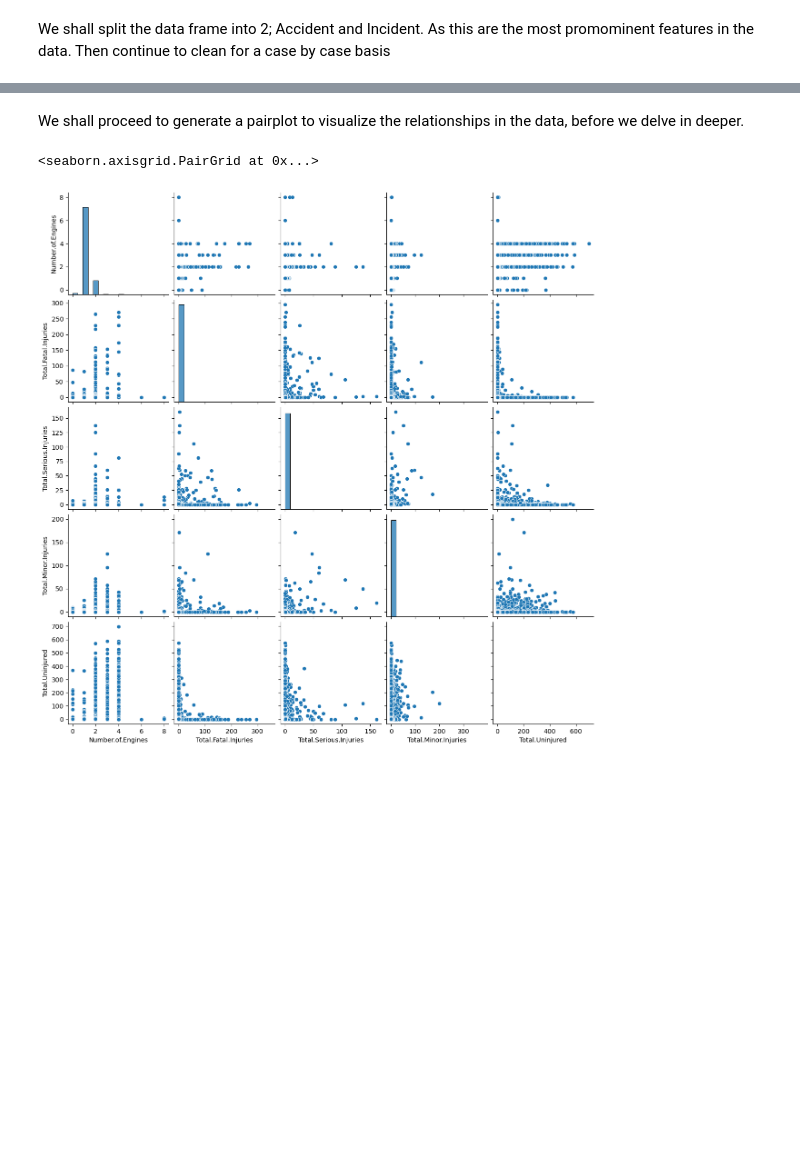
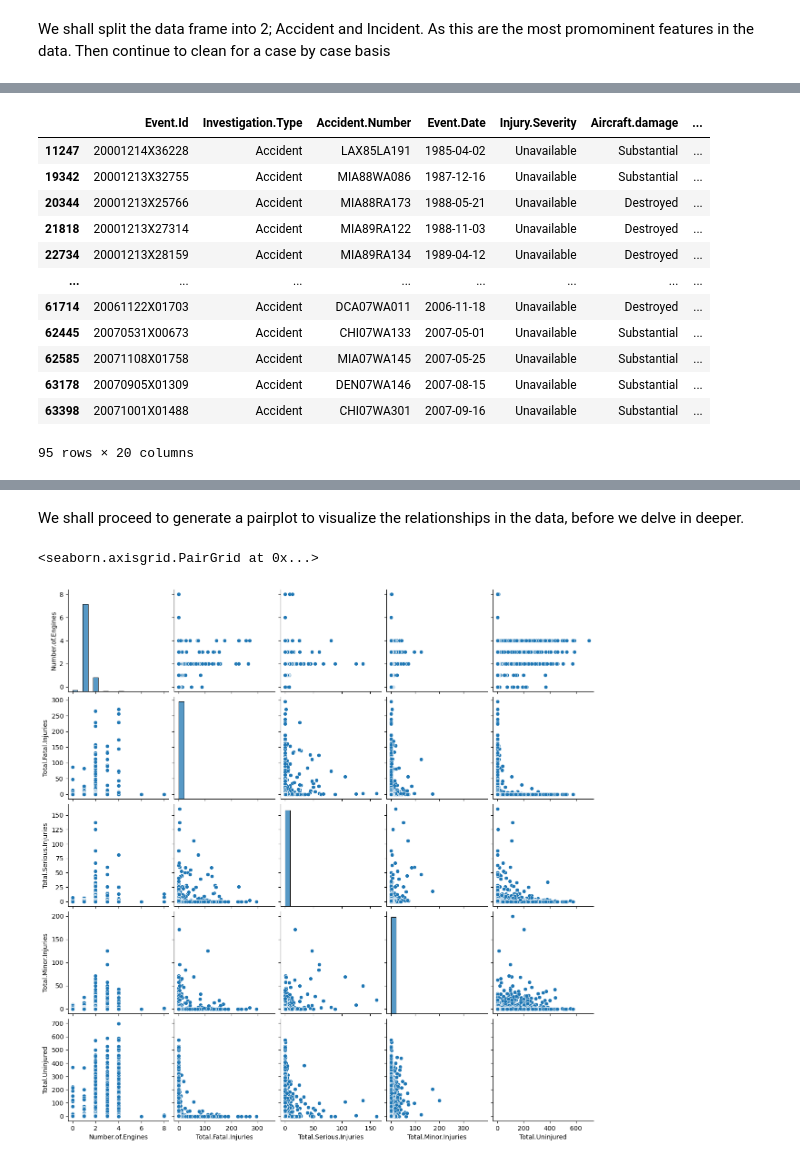
Before and after one commit to kdizz/dsc-phase-1-project-v3, a Jupyter notebook: Daniel Ogando Project.ipynb, the cells around one changed output, grey strips where cells are left out. Cells and saved outputs as stored; diff of their text form; code cells hidden in the pictures; blank space fills up the shorter version.

```diff
--- a/Daniel Ogando Project.ipynb
+++ b/Daniel Ogando Project.ipynb
@@ -205,2 +212,2 @@ We shall also drop some irrelevant columns; 1. Schedule - Too many missing value
 # %%
-df_dropped = df.drop(columns=['Schedule','Registration.Number','Airport.Name','Country','Airport.Code','Location','FAR.Description','Air.carrier'])
+df_dropped = df.drop(columns=['Broad.phase.of.flight','Number.of.Engines','Purpose.of.flight','Longitude','Latitude','Publication.Date','Schedule','Registration.Number','Airport.Name','Country','Airport.Code','Location','FAR.Description','Air.carrier'])
@@ -209,5 +214,3 @@ We shall also drop publication date as this corresponds with the event date +1
-# %%
-df_dropped.drop(columns='Publication.Date', inplace=True)
 # %%
 df_dropped.columns
 # %% [output]
@@ -245,0 +281,19 @@ df_incident = df_dropped[df_dropped['Investigation.Type']=='Incident']
+# %%
+#we shall drop the Unavailable data points as 95 observations is a negligible amount.(We shall create a
+#another df to hold this information)
+df_acc_unavailable = df_accident[df_accident['Injury.Severity'].str.contains('Unavailable',na=False)]
+df_acc_unavailable
+# %% [output]
+|  | Event.Id | Investigation.Type | Accident.Number | Event.Date | Injury.Severity | Aircraft.damage | ... |
+| 11247 | 20001214X36228 | Accident | LAX85LA191 | 1985-04-02 | Unavailable | Substantial | ... |
+| 19342 | 20001213X32755 | Accident | MIA88WA086 | 1987-12-16 | Unavailable | Substantial | ... |
+| 20344 | 20001213X25766 | Accident | MIA88RA173 | 1988-05-21 | Unavailable | Destroyed | ... |
+| 21818 | 20001213X27314 | Accident | MIA89RA122 | 1988-11-03 | Unavailable | Destroyed | ... |
+| 22734 | 20001213X28159 | Accident | MIA89RA134 | 1989-04-12 | Unavailable | Destroyed | ... |
+| ... | ... | ... | ... | ... | ... | ... | ... |
+| 61714 | 20061122X01703 | Accident | DCA07WA011 | 2006-11-18 | Unavailable | Destroyed | ... |
+| 62445 | 20070531X00673 | Accident | CHI07WA133 | 2007-05-01 | Unavailable | Substantial | ... |
+| 62585 | 20071108X01758 | Accident | MIA07WA145 | 2007-05-25 | Unavailable | Substantial | ... |
+| 63178 | 20070905X01309 | Accident | DEN07WA146 | 2007-08-15 | Unavailable | Substantial | ... |
+| 63398 | 20071001X01488 | Accident | CHI07WA301 | 2007-09-16 | Unavailable | Substantial | ... |
+95 rows × 20 columns
```
Also changed, not shown: parts of 26 cells of this notebook, 1 other file.
